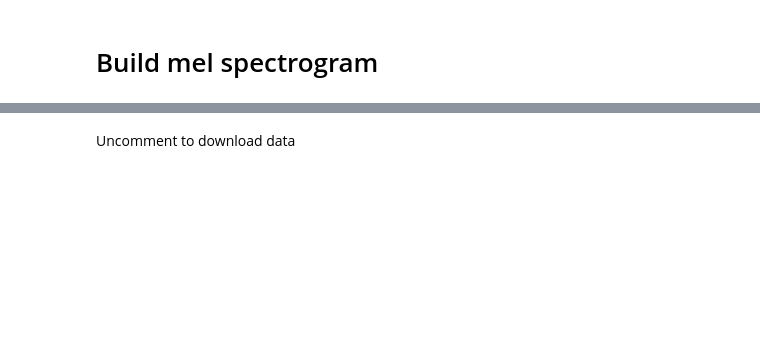
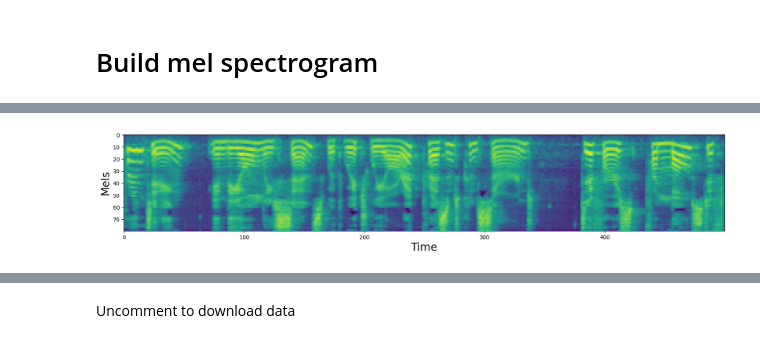
Before and after one commit to dmylzenova/speech_processing, a Jupyter notebook: week01/Seminar1.ipynb, the cells around one changed output, grey strips where cells are left out. Saved outputs shown, nothing was run; the diff lists cells and outputs as text; code cells hidden in the pictures; blank space fills up the shorter version.

```diff
--- a/week01/Seminar1.ipynb
+++ b/week01/Seminar1.ipynb
@@ -198,9 +267,11 @@ mel_spectrogram.shape
 # %%
 plt.figure(figsize=(20, 5))
-plt.imshow(mel_spectrogram.squeeze().log())
+plt.imshow(mel_spectrogram.squeeze().log()[:, :500])
 plt.xlabel('Time', size=20)
 plt.ylabel('Mels', size=20)
 plt.show()
+# %% [output]
+[figure, added]
 # %% [markdown]
 # Audio mnist classification
 
```
Also changed, not shown: parts of 36 cells of this notebook.
